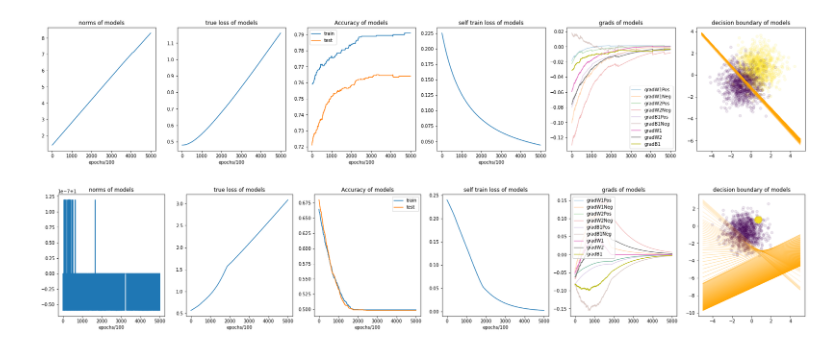
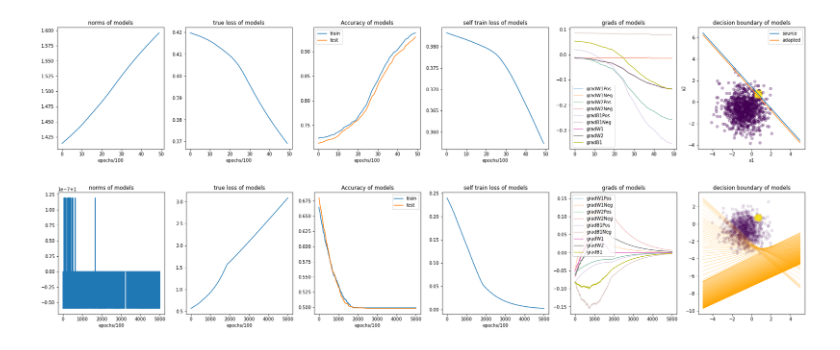
Before and after one commit to sky1712/Label-shift, a Jupyter notebook: LS3_bad_init_classifier.ipynb, the cells around one changed output. Saved outputs shown, nothing was run; the diff lists cells and outputs as text; code cells hidden in the pictures.

```diff
--- a/LS3_bad_init_classifier.ipynb
+++ b/LS3_bad_init_classifier.ipynb
@@ -25,7 +25,7 @@ def bayes_accuracy(xs, ys, w, gamma, p):
 def plot_decision_boundary2(model, title, ax, alpha=1):
     x = np.linspace(-5, 5, 100)
     y = -model[0].bias.data.item()/model[0].weight.data[0,1].item() - model[0].weight.data[0,0].item()/model[0].weight.data[0,1].item() * x
-    ax.plot(x, y, label=title, alpha=alpha, c='orange')
+    ax.plot(x, y, label=title, alpha=alpha)
 # %%
 def train_on_source(xTrain, yTrain, xTest, yTest):
     '''
@@ -47,7 +47,7 @@ def adapt(model, xTarget, epochs = 10000, threshold = 0.):
     Current code uses Adam since the SGD was very slow.
     '''
     models = []
-    optimizer = torch.optim.Adam(model.parameters(), lr=0.00001)
+    optimizer = torch.optim.Adam(model.parameters(), lr=0.00002)
     for i in tqdm(range(epochs)):
         optimizer.zero_grad()
         outputs = model(xTarget)
@@ -95,13 +95,12 @@ xSourceTest, ySourceTest = gen_data(n, d, w, gamma, pSource)
 xTargetTrain, yTargetTrain = gen_data(n, d, w, gamma, pTarget)
 xTargetTest, yTargetTest = gen_data(n, d, w, gamma, pTarget)
 # %%
-# initialize a linear model whose classifier is the line parallel to y+x=0 and passes through [1/sqrt(2), 1/sqrt(2)]
 model = nn.Sequential(nn.Linear(2, 1))
 model[0].weight.data = torch.tensor([[1., 1.]]).float()
-model[0].bias.data = torch.tensor(torch.sum(torch.mean(xSourceTrain[ySourceTrain[:,0] == 1], dim=0))).float()
+model[0].bias.data = torch.tensor(-torch.sum(torch.mean(xSourceTrain[ySourceTrain[:,0] == 1], dim=0))).float()
 # %%
 adaptedModel = copy.deepcopy(model)
-adaptedModels = adapt(adaptedModel, xTargetTrain, epochs=500000)
+adaptedModels = adapt(adaptedModel, xTargetTrain, epochs=5000)
 # %%
 f, ax = plt.subplots(1, 6, figsize=(30, 5))
 normsOfModels = [torch.norm(model[0].weight.data).item() for model in adaptedModels]
@@ -134,38 +133,40 @@ for model in adaptedModels:
     selfTrainLossOfModels.append(F.binary_cross_entropy(probPred, labelPred).detach())
 
 ax[0].plot(normsOfModels)
 ax[0].set_title('norms of models')
 ax[0].set_xlabel('epochs/100')
 ax[1].plot(trueLossOfModels)
 ax[1].set_title('true loss of models')
 ax[1].set_xlabel('epochs/100')
 ax[2].plot(trainAccuracyOfModels)
 ax[2].plot(testAccuracyOfModels)
 ax[2].set_title('Accuracy of models')
 ax[2].legend(['train', 'test'])
 ax[2].set_xlabel('epochs/100')
 ax[3].plot(selfTrainLossOfModels)
 ax[3].set_title('self train loss of models')
 ax[3].set_xlabel('epochs/100')
 ax[4].plot(gradsW1Pos, alpha=0.3)
 ax[4].plot(gradsW1Neg, alpha=0.3)
 ax[4].plot(gradsW2Pos, alpha=0.3)
 ax[4].plot(gradsW2Neg, alpha=0.3)
 ax[4].plot(gradsB1Pos, alpha=0.3)
 ax[4].plot(gradsB1Neg, alpha=0.3)
 ax[4].plot((np.array(gradsW1Pos) + np.array(gradsW1Neg))/2, alpha=1)
 ax[4].plot((np.array(gradsW2Pos) + np.array(gradsW2Neg))/2, alpha=1)
 ax[4].plot((np.array(gradsB1Pos) + np.array(gradsB1Neg))/2, alpha=1)
 ax[4].set_title('grads of models')
 ax[4].legend(['gradW1Pos', 'gradW1Neg', 'gradW2Pos', 'gradW2Neg', 'gradB1Pos', 'gradB1Neg', 'gradW1', 'gradW2', 'gradB1'])
-for i, model in enumerate(adaptedModels):
-    if i % 50 == 0:
-        plot_decision_boundary2(model, str(i), ax[5], alpha=np.exp(2*(i/len(adaptedModels)-1)))
-ax[5].scatter(xTargetTrain[:,0], xTargetTrain[:,1], c=yTargetTrain[:,0], alpha=0.1)
+plot_decision_boundary2(adaptedModels[0], 'source', ax[5], alpha=1)
+plot_decision_boundary2(adaptedModels[-1], 'adapted', ax[5], alpha=1)
+ax[5].scatter(xTargetTrain[:,0], xTargetTrain[:,1], c=yTargetTrain[:,0], alpha=0.3)
+ax[5].set_xlabel('x1')
+ax[5].set_ylabel('x2')
 ax[5].set_title('decision boundary of models')
+plt.legend()
 plt.show()
 # %% [output]
-[figure, old version]
+[figure, new version]
 # %%
 f, ax = plt.subplots(1, 6, figsize=(30, 5))
 normsOfModels = [torch.norm(model[0].weight.data).item() for model in adaptedModels]
```
Also changed, not shown: parts of 1 cell of this notebook, 4 other files.
